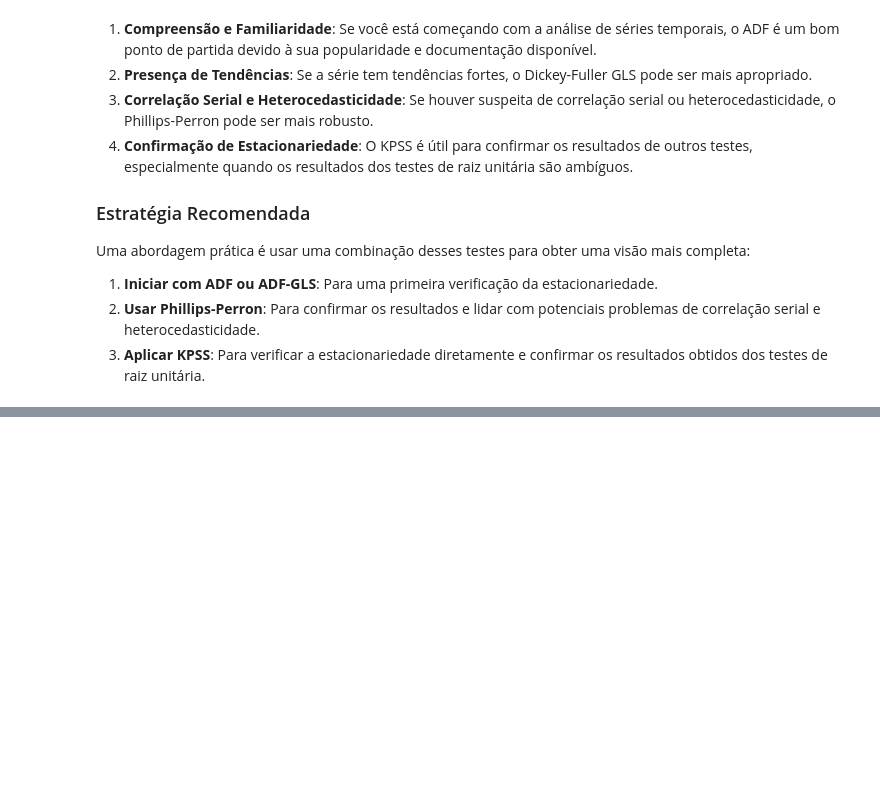
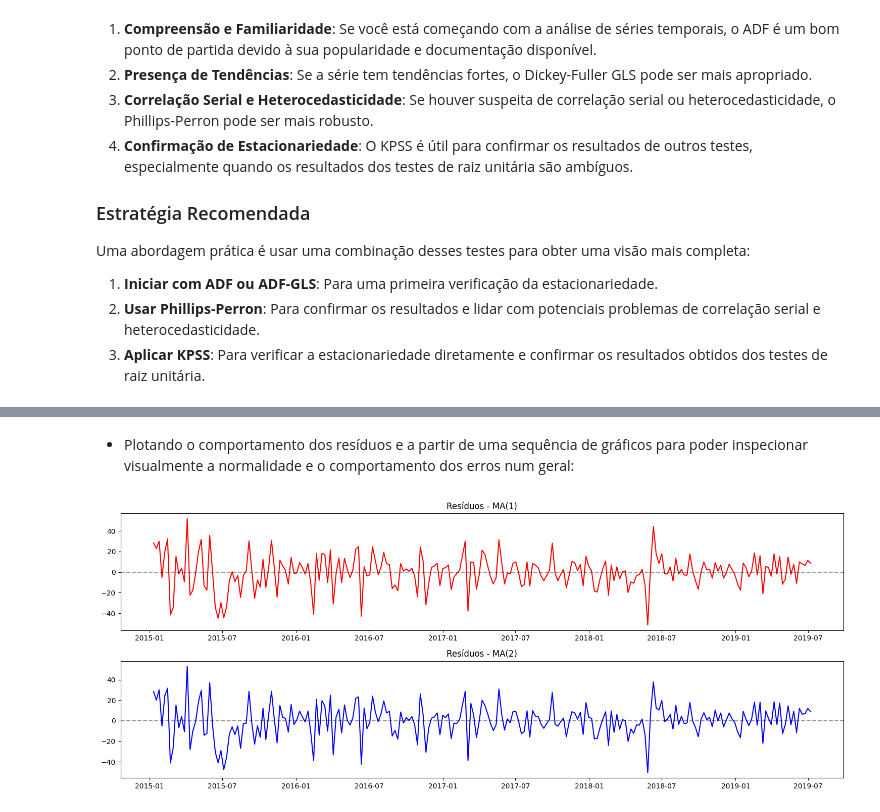
Before and after one commit to ArthurTMaciel/econon_3, a Jupyter notebook: script_eco3.ipynb, the cells around one changed output, grey strips where cells are left out. Saved outputs shown, nothing was run; the diff lists cells and outputs as text; code cells hidden in the pictures; blank space fills up the shorter version.

```diff
--- a/script_eco3.ipynb
+++ b/script_eco3.ipynb
@@ -730,0 +811,10 @@ plt.show()
+# %%
+# Ajustando o modelo sugerido pelo BIC
+modelo_bic = sm.tsa.ARIMA(acd_treino, order=(0,0, 1)).fit()
+print("Resumo do modelo BIC:")
+print(modelo_bic.summary())
+
+# Comparando o AIC e BIC dos modelos ajustados
+print("\nComparação dos Modelos:")
+print(f"Modelo AIC - AIC: {modelo_aic.aic}, BIC: {modelo_aic.bic}")
+print(f"Modelo BIC - AIC: {modelo_bic.aic}, BIC: {modelo_bic.bic}")
@@ -730,0 +867,5 @@ plt.show()
+# %%
+# Ajustando o modelo sugerido pelo AIC
+modelo_aic = sm.tsa.ARIMA(acd_treino, order=(0,0, 2)).fit()
+print("Resumo do modelo AIC:")
+print(modelo_aic.summary())
@@ -730,0 +930,28 @@ plt.show()
+# %% [markdown]
+-   Plotando o comportamento dos resíduos e a partir de uma sequência de gráficos para poder inspecionar visualmente a normalidade e o comportamento dos erros num geral:
+# %%
+# obtendo os residuos dos modelos
+residuos_MA1 = modelo_bic.resid
+residuos_MA2 = modelo_aic.resid
+
+# plotando o comportamento dos residuos conforme o tempo
+# Configurando o tamanho da figura
+plt.figure(figsize=(15, 6))
+
+# Plotando o comportamento dos resíduos do MA(1)
+plt.subplot(2, 1, 1)  # 1 linha, 2 colunas, primeiro gráfico
+plt.plot(residuos_MA1, color='red')
+plt.title('Resíduos - MA(1)')
+plt.axhline(y=0, linestyle='--', color='black', alpha=0.4)
+
+# Plotando o comportamento dos resíduos do MA(2)
+plt.subplot(2, 1, 2)  # 1 linha, 2 colunas, primeiro gráfico
+plt.plot(residuos_MA2, color='blue')
+plt.title('Resíduos - MA(2)')
+plt.axhline(y=0, linestyle='--', color='black', alpha=0.4)
+
+
+# Ajustando o layout
+plt.tight_layout()
+# %% [output]
+[figure, added]
```
Also changed, not shown: parts of 50 cells of this notebook, 2 other files.
